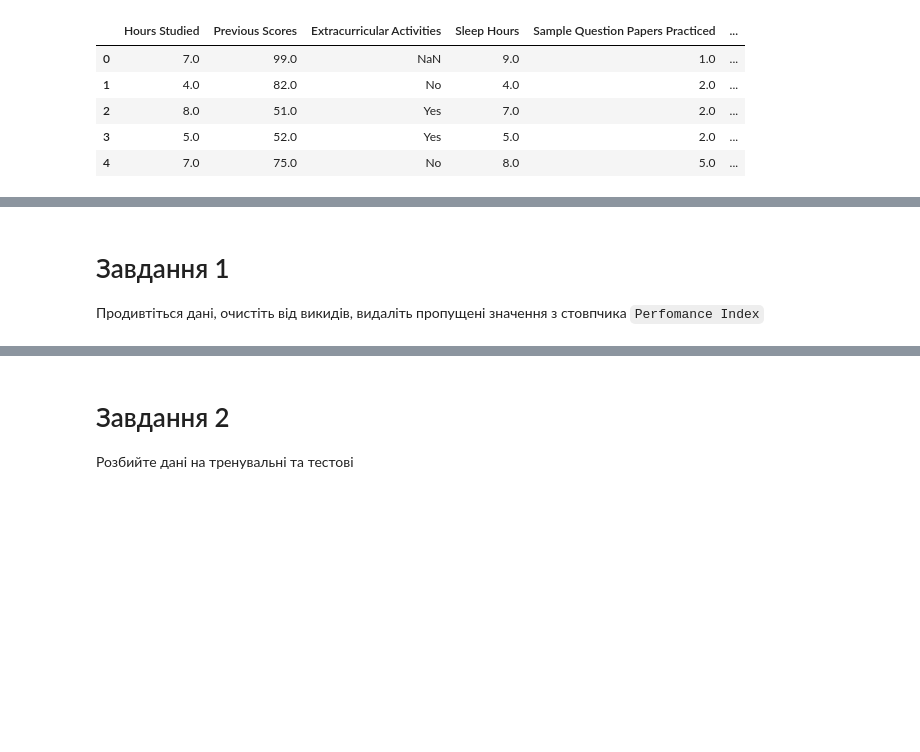
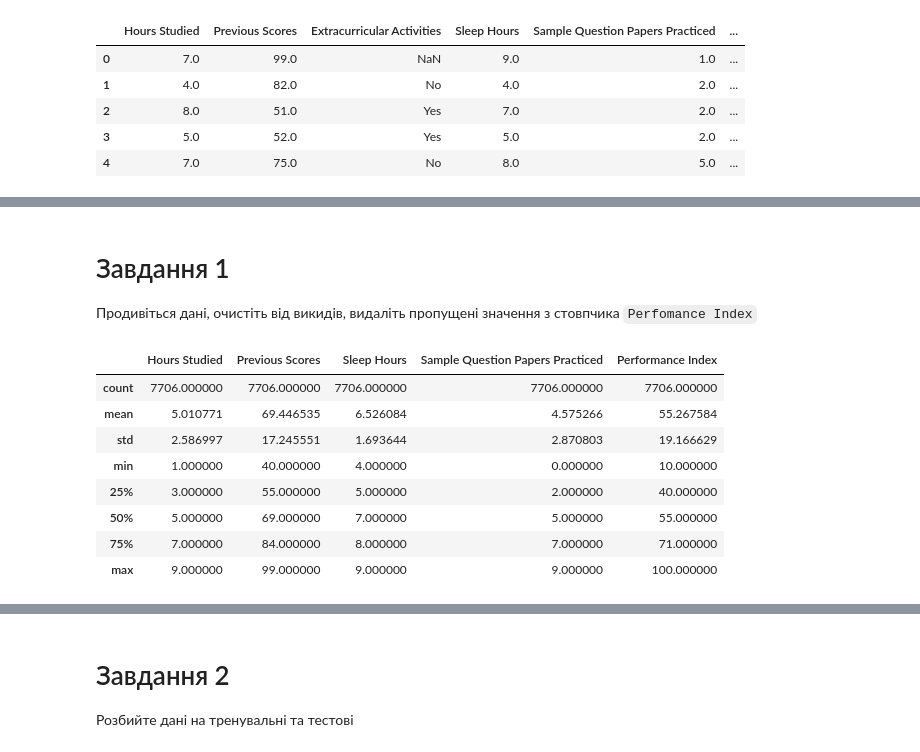
Before and after one commit to IrynaBarnych/AI6, a Jupyter notebook: module3/Практика_лінійна_регресія.ipynb, the cells around one changed output, grey strips where cells are left out. Saved outputs shown, nothing was run; the diff lists cells and outputs as text; code cells hidden in the pictures; blank space fills up the shorter version.

```diff
--- a/module3/Практика_лінійна_регресія.ipynb
+++ b/module3/Практика_лінійна_регресія.ipynb
@@ -20,3 +36,15 @@ df.head()
 # %% [markdown]
 # Завдання 1
-Продивтіться дані, очистіть від викидів, видаліть пропущені значення з стовпчика `Perfomance Index`
+Продивіться дані, очистіть від викидів, видаліть пропущені значення з стовпчика `Perfomance Index`
+# %%
+df.describe()
+# %% [output]
+|  | Hours Studied | Previous Scores | Sleep Hours | Sample Question Papers Practiced | Performance Index |
+| count | 7706.000000 | 7706.000000 | 7706.000000 | 7706.000000 | 7706.000000 |
+| mean | 5.010771 | 69.446535 | 6.526084 | 4.575266 | 55.267584 |
+| std | 2.586997 | 17.245551 | 1.693644 | 2.870803 | 19.166629 |
+| min | 1.000000 | 40.000000 | 4.000000 | 0.000000 | 10.000000 |
+| 25% | 3.000000 | 55.000000 | 5.000000 | 2.000000 | 40.000000 |
+| 50% | 5.000000 | 69.000000 | 7.000000 | 5.000000 | 55.000000 |
+| 75% | 7.000000 | 84.000000 | 8.000000 | 7.000000 | 71.000000 |
+| max | 9.000000 | 99.000000 | 9.000000 | 9.000000 | 100.000000 |
```
Also changed, not shown: parts of 13 cells of this notebook.
